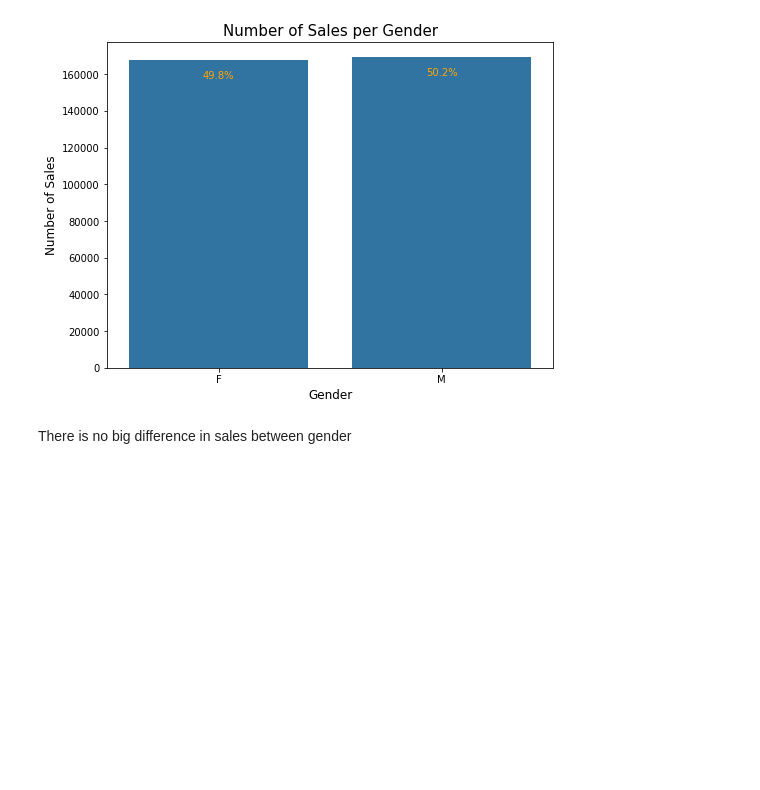
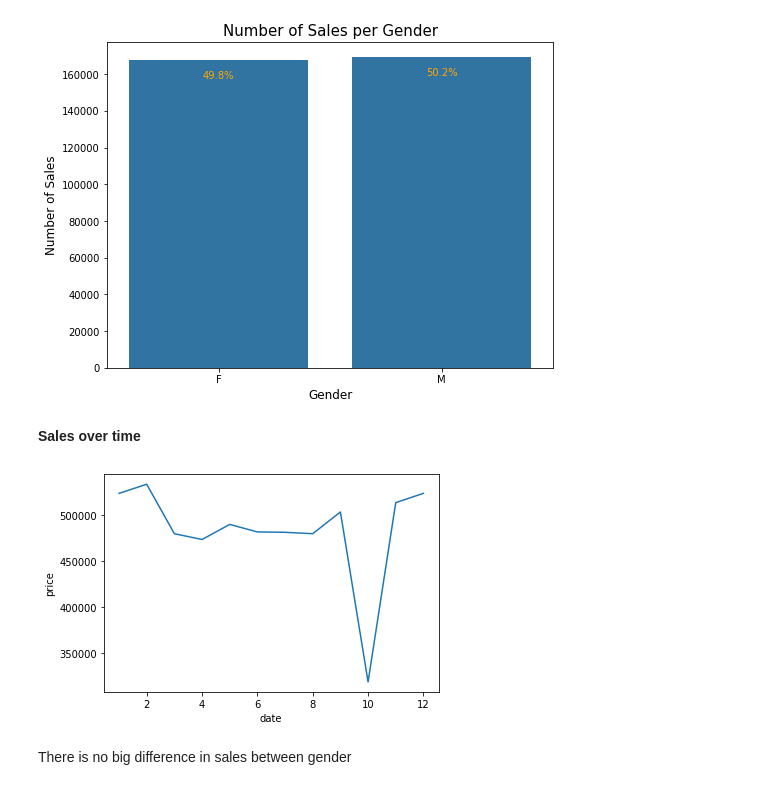
Before and after one commit to furawa/OC_data_analyst_projects, a Jupyter notebook: 02_analyze_company_sales/analyze_company_sales.ipynb, the cells around one changed output. Drawn from its saved outputs; the diff is of its cells as text; code cells hidden in the pictures; blank space fills up the shorter version.

```diff
--- a/02_analyze_company_sales/analyze_company_sales.ipynb
+++ b/02_analyze_company_sales/analyze_company_sales.ipynb
@@ -331,0 +361,3 @@ memory usage: 19.3+ MB
+# %%
+# Replace the NaN values with the median price
+sales_df.price.fillna(sales_df.price.median(), inplace = True)
@@ -491,6 +526,13 @@ for loc, label in zip(locs, labels):
     plt.text(x = loc, y = count-10000, s = percentage, ha = 'center', color = 'orange')
 # %% [output]
 [figure]
+# %% [markdown]
+**Sales over time**
+# %%
+test = clean_df.groupby(clean_df.date.dt.month).sum().reset_index()
+sb.lineplot(x = "date", y = "price", data = test);
+# %% [output]
+[figure, added]
 # %% [markdown]
 There is no big difference in sales between gender
 # %% [markdown]
```
Also changed, not shown: parts of 11 cells of this notebook.
